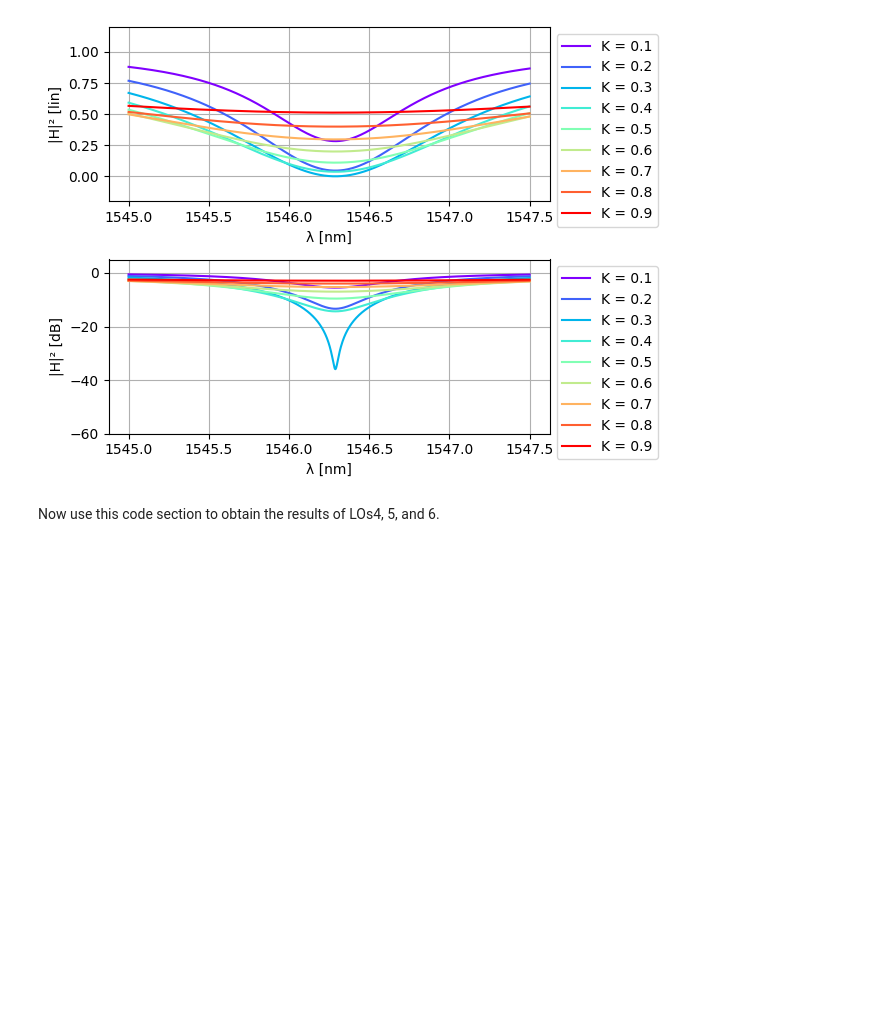
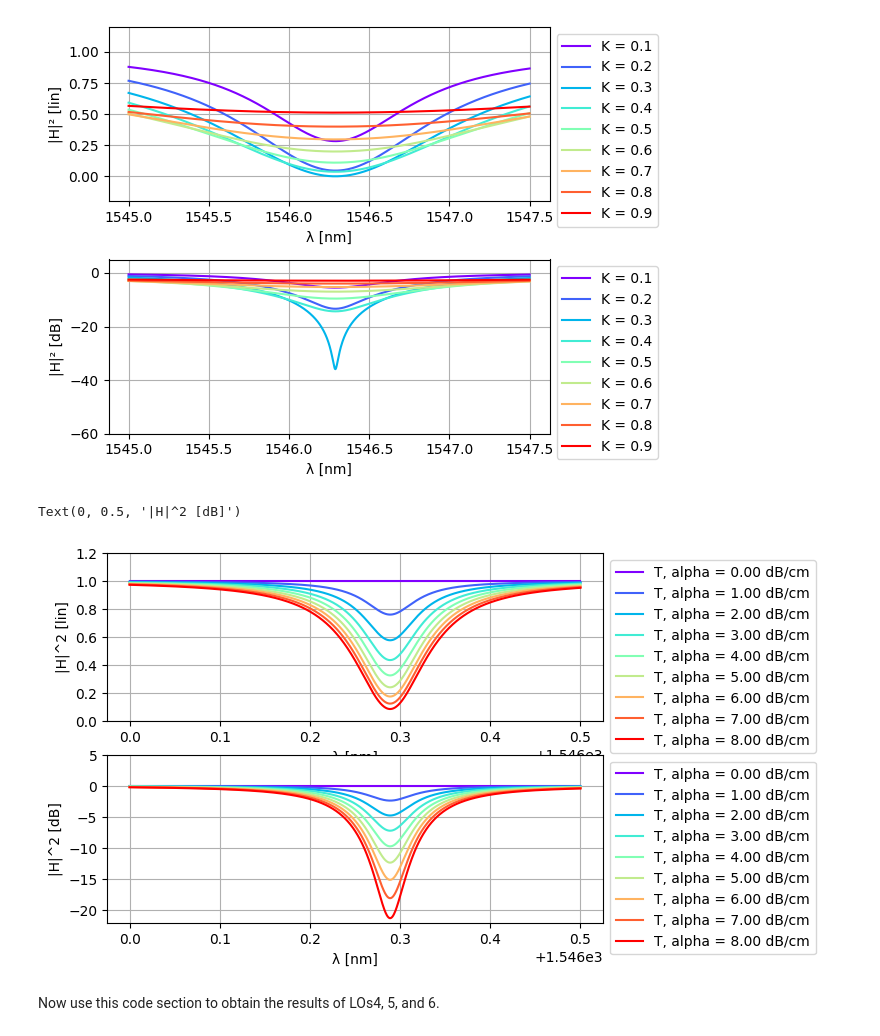
Before and after one commit to ltorjua/cifoin-lab3, a Jupyter notebook: CIRCUITS_&_COMPACT_MODELS.ipynb, the cells around one changed output. Drawn from its saved outputs; the diff is of its cells as text; code cells hidden in the pictures; blank space fills up the shorter version.

```diff
--- a/CIRCUITS_&_COMPACT_MODELS.ipynb
+++ b/CIRCUITS_&_COMPACT_MODELS.ipynb
@@ -1298,5 +1298,44 @@ plt.tight_layout()
 plt.show()
 # %% [output]
 [figure]
+# %%
+# We change the wavelength range to "zoom in" into a resonance
+wl = jnp.linspace(1.546, 1.5465, 1000)
+
+# Now we perform a loss sweep
+loss_dBum = 1e-4*np.array([0,1,2,3,4,5,6,7,8,])
+
+n_curves = np.shape(loss_dBum)[0]
+color = cm.rainbow(np.linspace(0, 1, n_curves))
+
+ring_perimeter = 75.0
+coupling = 0.025
+
+fig, ax = plt.subplots(2,1)
+#Update the variable you enumarate below
+for i, loss in enumerate(loss_dBum):
+    # Link the variable you want to sweep in the line below
+    ring_ap_test = ring_ap(wl=wl, wvg_ring={"length": ring_perimeter, "loss": loss}, coup={"coupling": coupling})
+    T = ring_ap_test["in0", "out0"]
+
+    T_dB = 20.0*jnp.log10(np.abs(T) ** 2)
+
+    ax[0].plot(wl * 1e3, np.abs(T)**2, linestyle="-", color=color[i], label=f"T, alpha = {1e4*loss:.2f} dB/cm")
+
+    ax[1].plot(wl * 1e3, T_dB, linestyle="-", color=color[i], label=f"T, alpha = {1e4*loss:.2f} dB/cm")
+
+ax[0].set_ylim([0,1.2])
+for i in range(0,2):
+    ax[i].grid(visible=True)
+    ax[i].legend(fontsize=8)
+    ax[i].set_xlabel("λ [nm]")
+    ax[i].legend(loc='upper left', bbox_to_anchor=(1, 1))
+ax[1].set_ylim([-22,5])
+
+ax[0].set_ylabel("|H|^2 [lin]")
+ax[1].set_ylabel("|H|^2 [dB]")
+# %% [output]
+Text(0, 0.5, '|H|^2 [dB]')
+[figure, added]
 # %% [markdown]
 Now use this code section to obtain the results of LOs4, 5, and 6.
```
Also changed, not shown: parts of 6 cells of this notebook, 1 other file.
